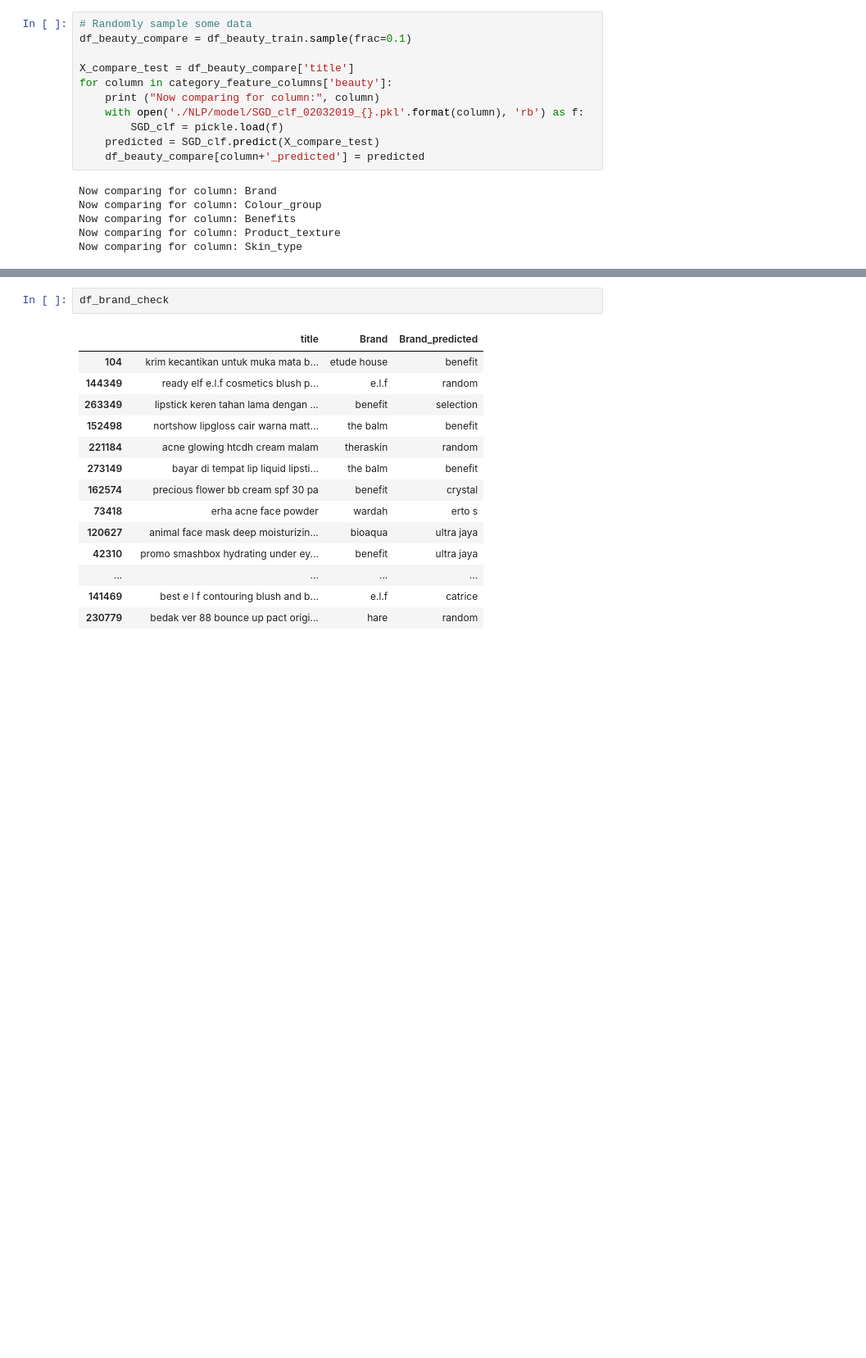
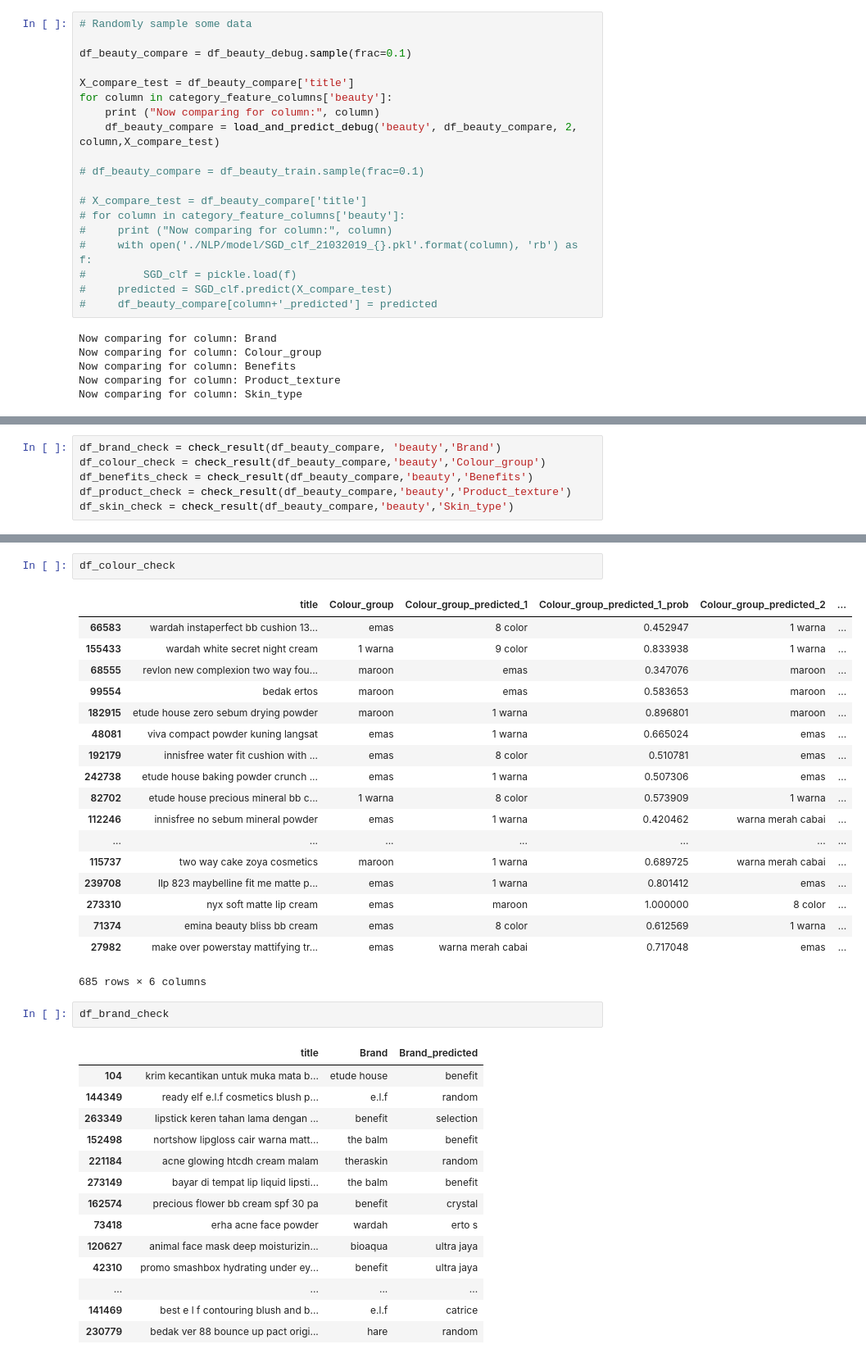
Before and after one commit to kevinling0218/ndsc2019, a Jupyter notebook: NLP_2_class_prediction_new.ipynb, the cells around one changed output, grey strips where cells are left out. Shown at 82% size. Drawn from its saved outputs; the diff is of its cells as text; blank space fills up the shorter version.

```diff
--- a/NLP_2_class_prediction_new.ipynb
+++ b/NLP_2_class_prediction_new.ipynb
@@ -178,14 +221,22 @@ array([1., 0.])
 # %%
 # Randomly sample some data
-df_beauty_compare = df_beauty_train.sample(frac=0.1)
+
+df_beauty_compare = df_beauty_debug.sample(frac=0.1)
 
 X_compare_test = df_beauty_compare['title']
 for column in category_feature_columns['beauty']:
     print ("Now comparing for column:", column)
-    with open('./NLP/model/SGD_clf_02032019_{}.pkl'.format(column), 'rb') as f:
-        SGD_clf = pickle.load(f)
-    predicted = SGD_clf.predict(X_compare_test)
-    df_beauty_compare[column+'_predicted'] = predicted
+    df_beauty_compare = load_and_predict_debug('beauty', df_beauty_compare, 2, column,X_compare_test)
+
+# df_beauty_compare = df_beauty_train.sample(frac=0.1)
+
+# X_compare_test = df_beauty_compare['title']
+# for column in category_feature_columns['beauty']:
+#     print ("Now comparing for column:", column)
+#     with open('./NLP/model/SGD_clf_21032019_{}.pkl'.format(column), 'rb') as f:
+#         SGD_clf = pickle.load(f)
+#     predicted = SGD_clf.predict(X_compare_test)
+#     df_beauty_compare[column+'_predicted'] = predicted
 # %% [output]
 Now comparing for column: Brand
 Now comparing for column: Colour_group
@@ -209,0 +267,6 @@ See the caveats in the documentation: http://pandas.pydata.org/pandas-docs/stabl
+# %%
+df_brand_check = check_result(df_beauty_compare, 'beauty','Brand')
+df_colour_check = check_result(df_beauty_compare,'beauty','Colour_group')
+df_benefits_check = check_result(df_beauty_compare,'beauty','Benefits')
+df_product_check = check_result(df_beauty_compare,'beauty','Product_texture')
+df_skin_check = check_result(df_beauty_compare,'beauty','Skin_type')
@@ -210,3 +283,24 @@ See the caveats in the documentation: http://pandas.pydata.org/pandas-docs/stabl
+# %%
+df_colour_check
+# %% [output]
+|  | title | Colour_group | Colour_group_predicted_1 | Colour_group_predicted_1_prob | Colour_group_predicted_2 | ... |
+| 66583 | wardah instaperfect bb cushion 13... | emas | 8 color | 0.452947 | 1 warna | ... |
+| 155433 | wardah white secret night cream | 1 warna | 9 color | 0.833938 | 1 warna | ... |
+| 68555 | revlon new complexion two way fou... | maroon | emas | 0.347076 | maroon | ... |
+| 99554 | bedak ertos | maroon | emas | 0.583653 | maroon | ... |
+| 182915 | etude house zero sebum drying powder | maroon | 1 warna | 0.896801 | maroon | ... |
+| 48081 | viva compact powder kuning langsat | emas | 1 warna | 0.665024 | emas | ... |
+| 192179 | innisfree water fit cushion with ... | emas | 8 color | 0.510781 | emas | ... |
+| 242738 | etude house baking powder crunch ... | emas | 1 warna | 0.507306 | emas | ... |
+| 82702 | etude house precious mineral bb c... | 1 warna | 8 color | 0.573909 | 1 warna | ... |
+| 112246 | innisfree no sebum mineral powder | emas | 1 warna | 0.420462 | warna merah cabai | ... |
+| ... | ... | ... | ... | ... | ... | ... |
+| 115737 | two way cake zoya cosmetics | maroon | 1 warna | 0.689725 | warna merah cabai | ... |
+| 239708 | llp 823 maybelline fit me matte p... | emas | 1 warna | 0.801412 | emas | ... |
+| 273310 | nyx soft matte lip cream | emas | maroon | 1.000000 | 8 color | ... |
+| 71374 | emina beauty bliss bb cream | emas | 8 color | 0.612569 | 1 warna | ... |
+| 27982 | make over powerstay mattifying tr... | emas | warna merah cabai | 0.717048 | emas | ... |
+685 rows × 6 columns
 # %%
 df_brand_check
 # %% [output]
```
Also changed, not shown: parts of 28 cells of this notebook, 11 other files.
